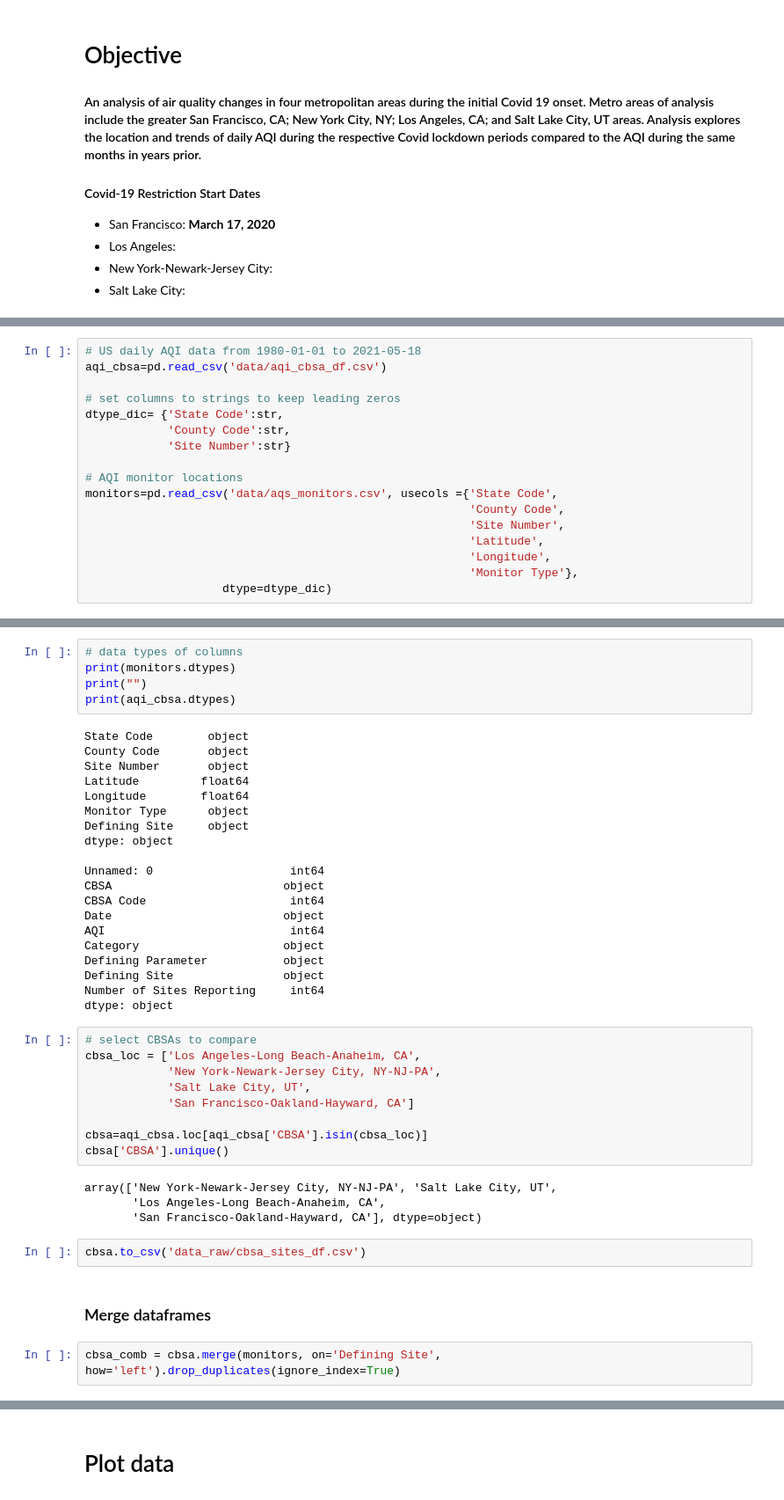
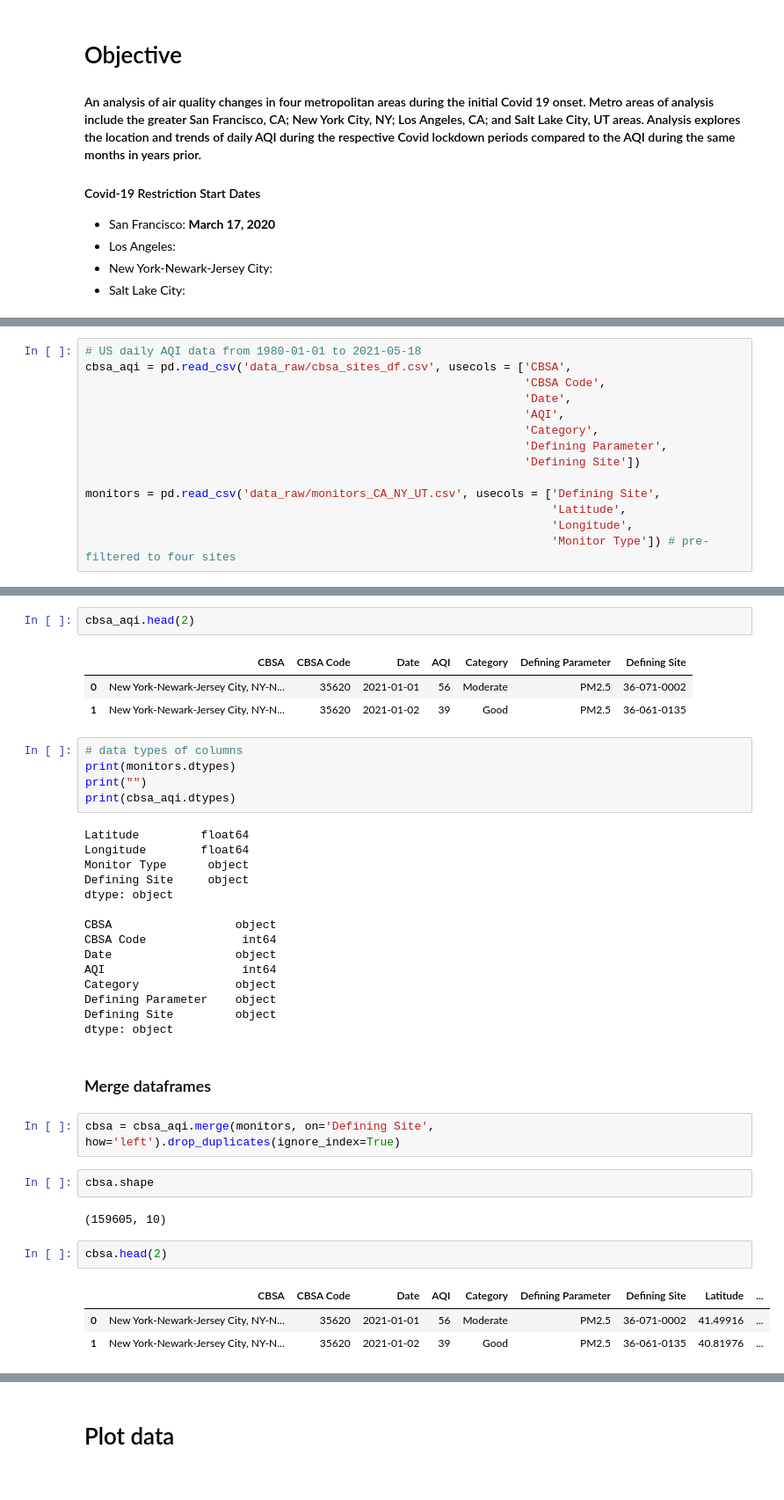
Before and after one commit to aqi-science/notebook, a Jupyter notebook: NY_Covid_AQI.ipynb, the cells around one changed output, grey strips where cells are left out. Shown: that part at 88% size. Saved outputs shown, nothing was run; the diff lists cells and outputs as text.

```diff
--- a/NY_Covid_AQI.ipynb
+++ b/NY_Covid_AQI.ipynb
@@ -44,18 +22,15 @@ from urllib.request import urlopen
 # %%
 # US daily AQI data from 1980-01-01 to 2021-05-18
-aqi_cbsa=pd.read_csv('data/aqi_cbsa_df.csv')
+cbsa_aqi = pd.read_csv('data_raw/cbsa_sites_df.csv', usecols = ['CBSA',
+                                                                'CBSA Code',
+                                                                'Date',
+                                                                'AQI',
+                                                                'Category',
+                                                                'Defining Parameter',
+                                                                'Defining Site'])
 
-# set columns to strings to keep leading zeros
-dtype_dic= {'State Code':str,
-            'County Code':str,
-            'Site Number':str}
-
-# AQI monitor locations
-monitors=pd.read_csv('data/aqs_monitors.csv', usecols ={'State Code',
-                                                        'County Code',
-                                                        'Site Number',
-                                                        'Latitude',
-                                                        'Longitude',
-                                                        'Monitor Type'},
-                    dtype=dtype_dic)
+monitors = pd.read_csv('data_raw/monitors_CA_NY_UT.csv', usecols = ['Defining Site',
+                                                                    'Latitude',
+                                                                    'Longitude',
+                                                                    'Monitor Type']) # pre-filtered to four sites
 # %%
@@ -88,44 +42,40 @@ monitor_selected.to_csv('data_raw/monitors_CA_NY_UT.csv')
+# %%
+cbsa_aqi.head(2)
+# %% [output]
+|  | CBSA | CBSA Code | Date | AQI | Category | Defining Parameter | Defining Site |
+| 0 | New York-Newark-Jersey City, NY-N... | 35620 | 2021-01-01 | 56 | Moderate | PM2.5 | 36-071-0002 |
+| 1 | New York-Newark-Jersey City, NY-N... | 35620 | 2021-01-02 | 39 | Good | PM2.5 | 36-061-0135 |
 # %%
 # data types of columns
 print(monitors.dtypes)
 print("")
-print(aqi_cbsa.dtypes)
+print(cbsa_aqi.dtypes)
 # %% [output]
-State Code        object
-County Code       object
-Site Number       object
 Latitude         float64
 Longitude        float64
 Monitor Type      object
 Defining Site     object
 dtype: object
 
-Unnamed: 0                    int64
-CBSA                         object
-CBSA Code                     int64
-Date                         object
-AQI                           int64
-Category                     object
-Defining Parameter           object
-Defining Site                object
-Number of Sites Reporting     int64
+CBSA                  object
+CBSA Code              int64
+Date                  object
+AQI                    int64
+Category              object
+Defining Parameter    object
+Defining Site         object
 dtype: object
-# %%
-# select CBSAs to compare
-cbsa_loc = ['Los Angeles-Long Beach-Anaheim, CA',
-            'New York-Newark-Jersey City, NY-NJ-PA',
-            'Salt Lake City, UT',
-            'San Francisco-Oakland-Hayward, CA']
-
-cbsa=aqi_cbsa.loc[aqi_cbsa['CBSA'].isin(cbsa_loc)]
-cbsa['CBSA'].unique()
-# %% [output]
-array(['New York-Newark-Jersey City, NY-NJ-PA', 'Salt Lake City, UT',
-       'Los Angeles-Long Beach-Anaheim, CA',
-       'San Francisco-Oakland-Hayward, CA'], dtype=object)
-# %%
-cbsa.to_csv('data_raw/cbsa_sites_df.csv')
 # %% [markdown]
 ### Merge dataframes
 # %%
-cbsa_comb = cbsa.merge(monitors, on='Defining Site', how='left').drop_duplicates(ignore_index=True)
+cbsa = cbsa_aqi.merge(monitors, on='Defining Site', how='left').drop_duplicates(ignore_index=True)
+# %%
+cbsa.shape
+# %% [output]
+(159605, 10)
+# %%
+cbsa.head(2)
+# %% [output]
+|  | CBSA | CBSA Code | Date | AQI | Category | Defining Parameter | Defining Site | Latitude | ... |
+| 0 | New York-Newark-Jersey City, NY-N... | 35620 | 2021-01-01 | 56 | Moderate | PM2.5 | 36-071-0002 | 41.49916 | ... |
+| 1 | New York-Newark-Jersey City, NY-N... | 35620 | 2021-01-02 | 39 | Good | PM2.5 | 36-061-0135 | 40.81976 | ... |
```
Also changed, not shown: parts of 30 cells of this notebook, 3 other files.
